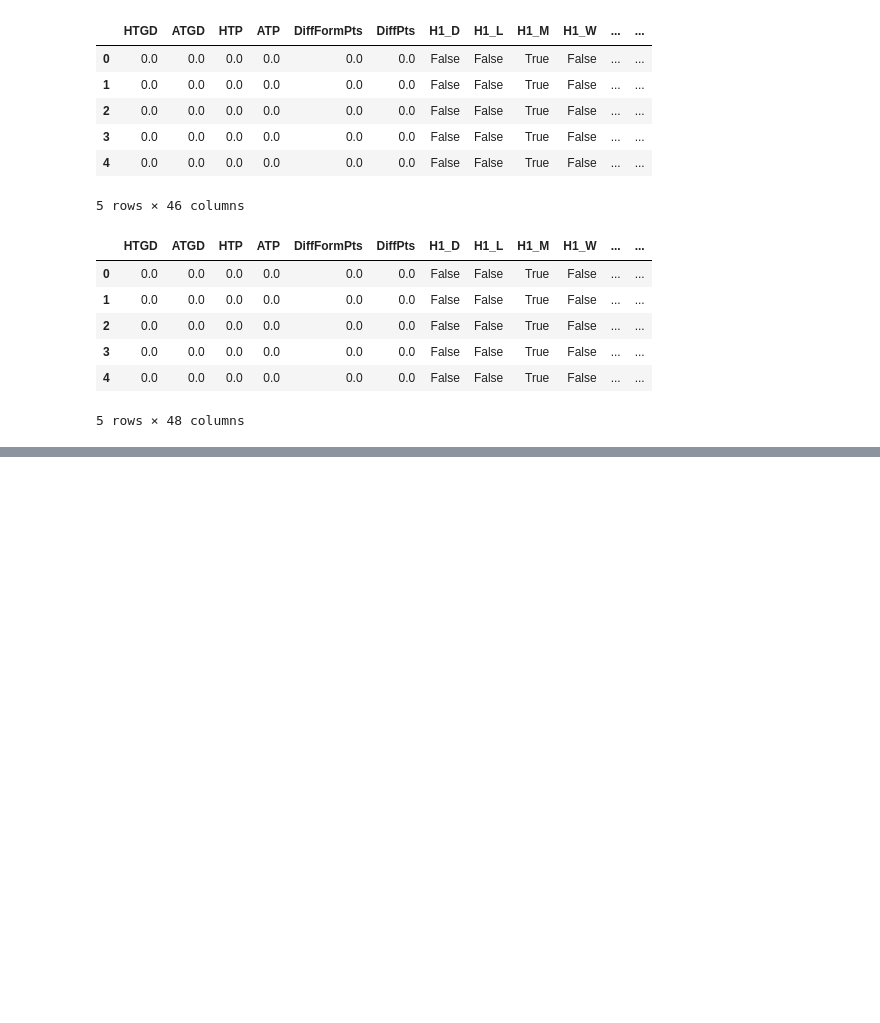
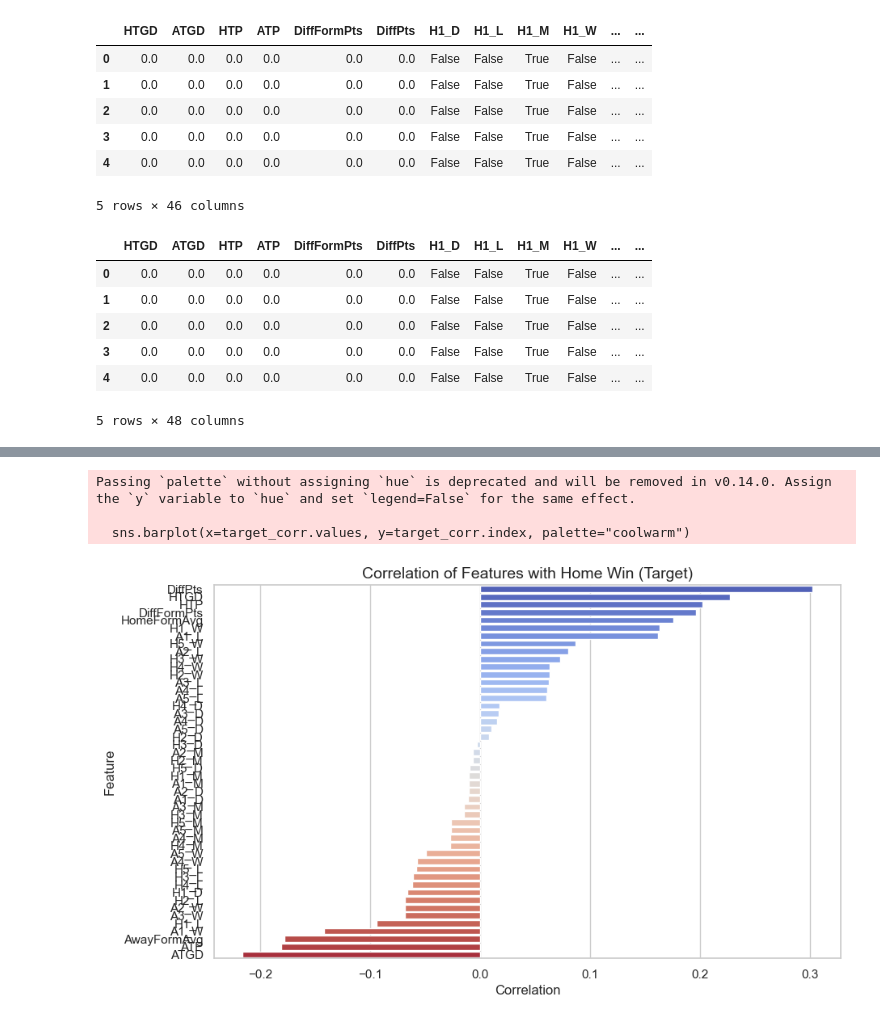
Before and after one commit to sahildayal/PremierLeagueMLProject, a Jupyter notebook: main.ipynb, the cells around one changed output, grey strips where cells are left out. Drawn from its saved outputs; the diff is of its cells as text; code cells hidden in the pictures; blank space fills up the shorter version.

```diff
--- a/main.ipynb
+++ b/main.ipynb
@@ -173,0 +190,15 @@ X_encoded.head()
+# %%
+# only showing how features corelates with target
+target_corr = heatmap_df.corr()['Target'].drop('Target').sort_values(ascending=False)
+
+plt.figure(figsize=(10, 6))
+sns.barplot(x=target_corr.values, y=target_corr.index, palette="coolwarm")
+plt.title("Correlation of Features with Home Win (Target)", fontsize=14)
+plt.xlabel("Correlation")
+plt.ylabel("Feature")
+plt.show()
+# %% [output]
+Passing `palette` without assigning `hue` is deprecated and will be removed in v0.14.0. Assign the `y` variable to `hue` and set `legend=False` for the same effect.
+
+  sns.barplot(x=target_corr.values, y=target_corr.index, palette="coolwarm")
+[figure, added]
```
Also changed, not shown: parts of 3 cells of this notebook.
